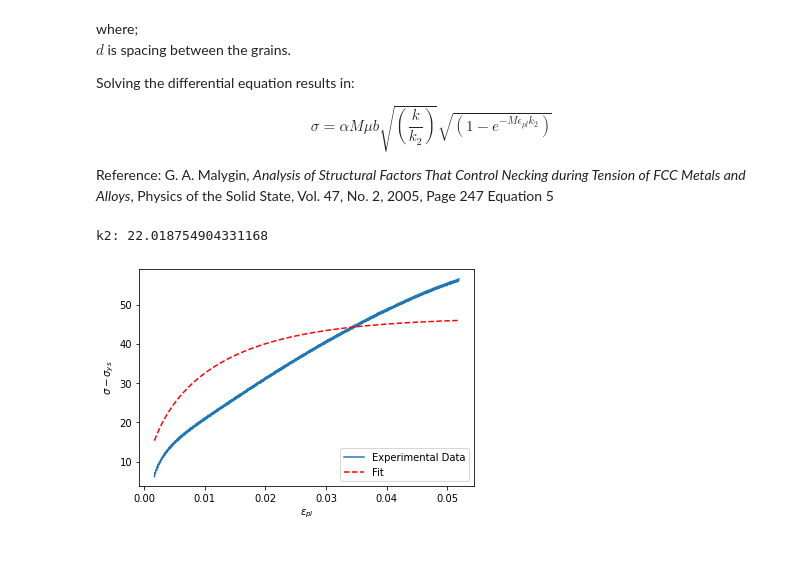
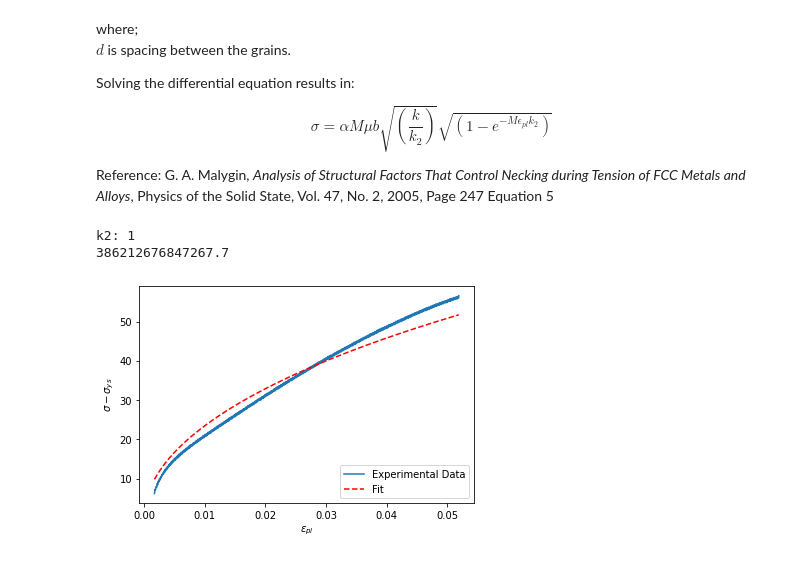
Before and after one commit to algomaster99/meta-btp, a Jupyter notebook: work_hardening_analysis.ipynb, the cells around one changed output. Saved outputs shown, nothing was run; the diff lists cells and outputs as text; code cells hidden in the pictures.

Commit message:
Modify geometric obstacle model and add hybrid model
Signed-off-by: Aman Sharma <mannu.poski10@gmail.com>

```diff
--- a/work_hardening_analysis.ipynb
+++ b/work_hardening_analysis.ipynb
@@ -226,28 +227,31 @@ $$ \sigma = \alpha M\mu b \sqrt{\left(\frac{k}{k_{2}}\right)}\sqrt{\left(1 - e^{
 Reference: G. A. Malygin, *Analysis of Structural Factors That Control Necking during Tension of FCC Metals and Alloys*, Physics of the Solid State, Vol. 47, No. 2, 2005, Page 247 Equation 5
 # %%
 d = 10e-6
-k = 1e15
-def fit_geo (x, A):
-    sigma_m = taylor_factor*alpha*shear_modulus*burger_vector_mag*np.sqrt(k/A)
+# k = 5e14
+def fit_geo (x, A, B):
+    sigma_m = taylor_factor*alpha*shear_modulus*burger_vector_mag*np.sqrt(B/A)
     return sigma_m*np.sqrt(1-np.exp(-taylor_factor*A*x))
 
 theoretical_geo = curve_fit(
-    fit_geo, true_plastic_strain, flow_stress, [10],
+    fit_geo, true_plastic_strain, flow_stress, [1, 5e14],
 )
 popt, _ = theoretical_geo
-k2_geometric = popt[0]
+k2_geometric = 1
+k_geometric = 386212676847267.7
 fig, ax = plt.subplots(1,1)
 _ = ax.plot(true_plastic_strain, flow_stress)
-_ = ax.plot(true_plastic_strain, [fit_geo(pl,k2_geometric) for pl in true_plastic_strain], 'r--')
+_ = ax.plot(true_plastic_strain, [fit_geo(pl,k2_geometric, k_geometric) for pl in true_plastic_strain], 'r--')
 _ = ax.set_xlabel('$\\epsilon_{pl}$')
 _ = ax.set_ylabel('$\sigma - \sigma_{ys}$')
 
 _ = ax.legend(['Experimental Data','Fit'], loc='lower right')
 
 print(f'k2: {k2_geometric}')
+print(k_geometric)
 
 if ifile.add_parameter('k2_geometric', k2_geometric):
     ofile.save_parameter('k2 (Geometric obstacle)', k2_geometric, 'MPa')
 # %% [output]
-k2: 22.018754904331168
+k2: 1
+386212676847267.7
-[figure, old version]
+[figure, new version]
```
Also changed, not shown: parts of 4 cells of this notebook.
